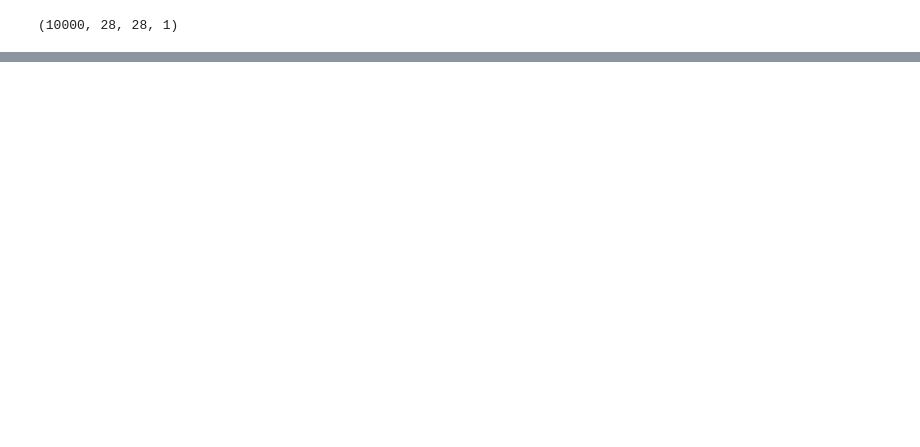
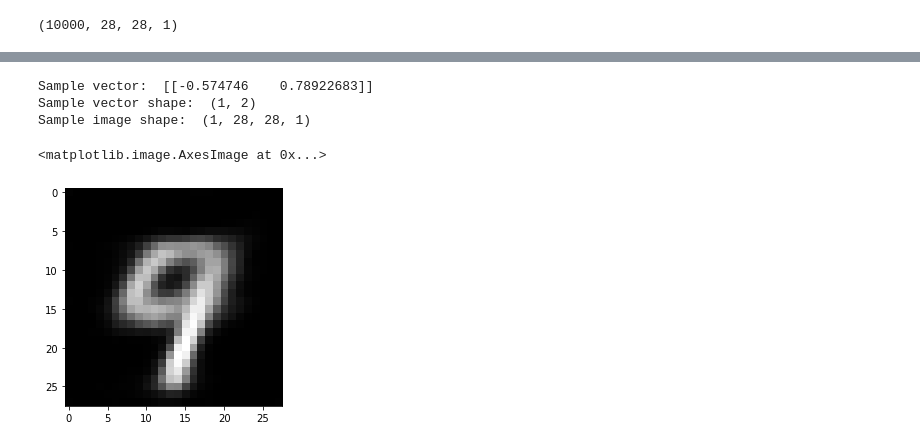
Before and after one commit to JacopoKahl/vae_mnist, a Jupyter notebook: Variational_Autoencoder_MNIST.ipynb, the cells around one changed output, grey strips where cells are left out. Cells and saved outputs as stored; diff of their text form; code cells hidden in the pictures; blank space fills up the shorter version.

```diff
--- a/Variational_Autoencoder_MNIST.ipynb
+++ b/Variational_Autoencoder_MNIST.ipynb
@@ -459,0 +413,20 @@ plt.imshow(decodedSample.reshape(28,28), cmap='gray')
+# %%
+#sample a new point from a normal distribution with parameters mu=(0,0) and sigma=
+
+sigma =2
+sample_vec = np.random.normal(scale=sigma, size=(1, latent_dim)) #the new sample is a 2D vector
+
+print('Sample vector: ', sample_vec)
+print('Sample vector shape: ', sample_vec.shape)
+
+
+sample_img = decoder.predict(sample_vec)
+print('Sample image shape: ', sample_img.shape)
+
+plt.imshow(sample_img.reshape(imageDim), cmap='gray')
+# %% [output]
+Sample vector:  [[-0.574746    0.78922683]]
+Sample vector shape:  (1, 2)
+Sample image shape:  (1, 28, 28, 1)
+<matplotlib.image.AxesImage at 0x...>
+[figure, added]
```
Also changed, not shown: parts of 79 cells of this notebook.
